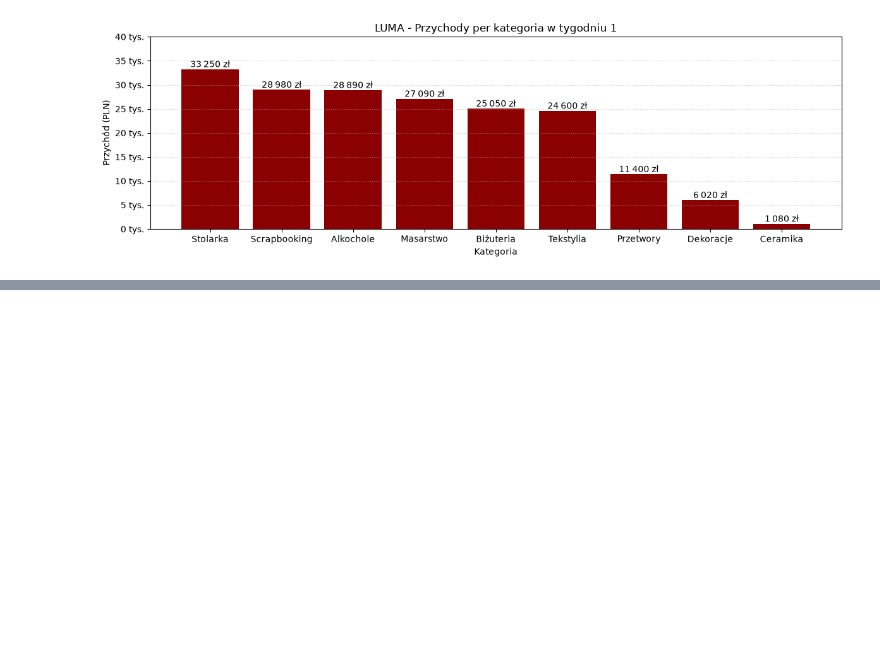
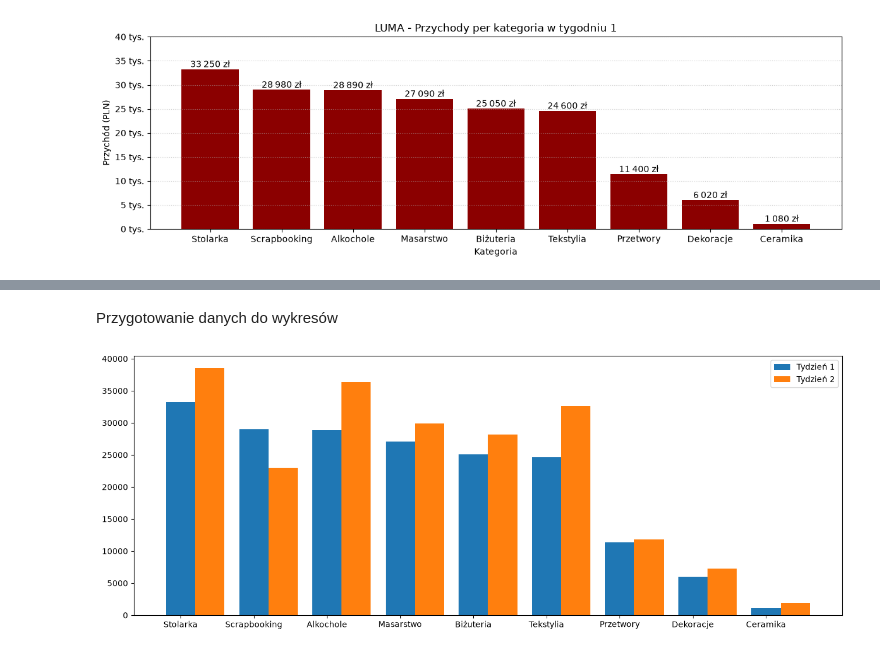
Before and after one commit to Igusilla/DataVisualization, a Jupyter notebook: 01-bar.ipynb, the cells around one changed output, grey strips where cells are left out. Cells and saved outputs as stored; diff of their text form; code cells hidden in the pictures; blank space fills up the shorter version.

```diff
--- a/01-bar.ipynb
+++ b/01-bar.ipynb
@@ -255,0 +263,10 @@ plt.show()
+# %%
+boost_loc = 0.13
+boost_tur = 0.20
+
+t2 = generate_weekly_data(catalog, rng, boost_loc=boost_loc, boost_tur=boost_tur)
+t2 = t2.merge(catalog[["category", "price_pln_base"]], on="category", how="left")
+print("Tydzień 2 - przychody per kategoria (PLN)")
+display(t2)
+print("Łączny przychód w tygodniu 1: ", format_pln(t1["revenue_pln"].sum()))
+print("Łączny przychód w tygodniu 2: ", format_pln(t2["revenue_pln"].sum()))
@@ -255,0 +287,20 @@ plt.show()
+# %% [markdown]
+Przygotowanie danych do wykresów
+# %%
+categories = t1_sorted["category"]
+t1_revenue_total = t1_sorted["revenue_pln"]
+t2_revenue_total = t2.set_index("category").loc[categories]["revenue_pln"]
+x_locs = np.arange(len(categories))
+bar_width = 0.4
+bar_half = bar_width / 2
+# %%
+plt.figure(figsize=(13,5))
+plt.bar(x_locs-bar_half, t1_revenue_total, width=bar_width,
+        label="Tydzień 1", tick_label=categories)
+plt.bar(x_locs+bar_half, t2_revenue_total, width=bar_width,
+        label="Tydzień 2")
+plt.legend()
+plt.tight_layout()
+plt.show()
+# %% [output]
+[figure, added]
```
Also changed, not shown: parts of 10 cells of this notebook.
